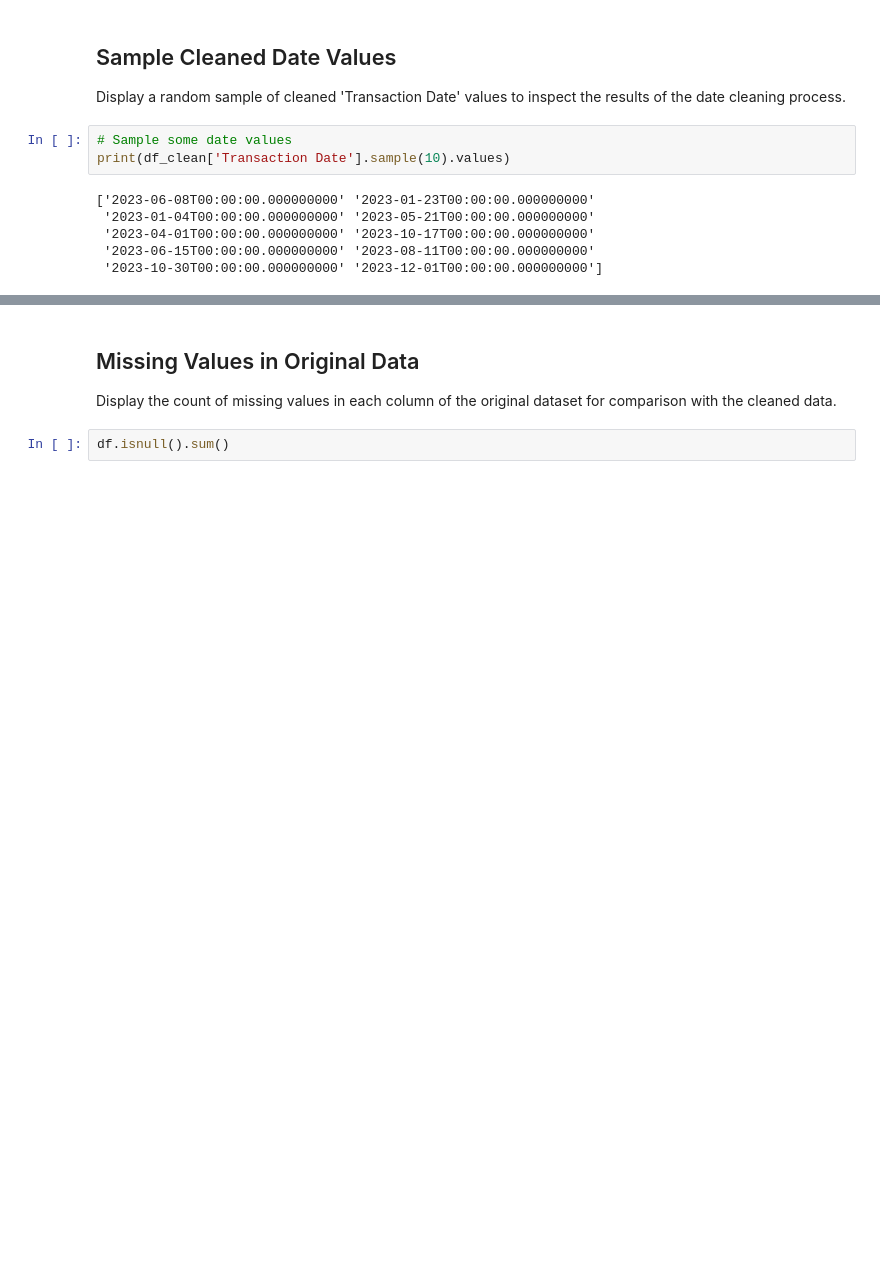
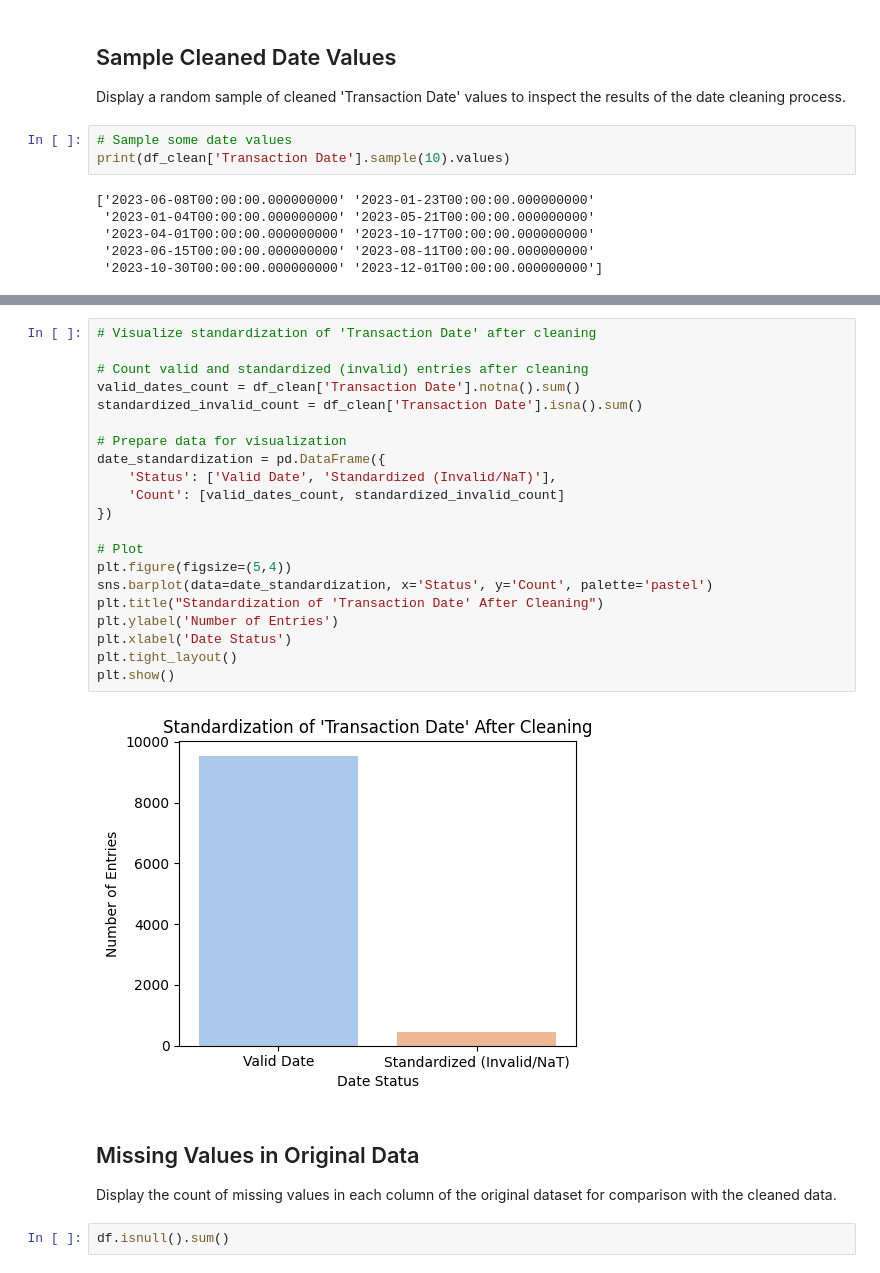
Before and after one commit to grymlin/Transaction_Data_Cleaning, a Jupyter notebook: notebooks/02_data_cleaning.ipynb, the cells around one changed output, grey strips where cells are left out. Saved outputs shown, nothing was run; the diff lists cells and outputs as text; blank space fills up the shorter version.

Commit message:
Transaction Dates standarization visualisation added

```diff
--- a/notebooks/02_data_cleaning.ipynb
+++ b/notebooks/02_data_cleaning.ipynb
@@ -207,3 +199,26 @@ print(df_clean['Transaction Date'].sample(10).values)
+# %%
+# Visualize standardization of 'Transaction Date' after cleaning
+
+# Count valid and standardized (invalid) entries after cleaning
+valid_dates_count = df_clean['Transaction Date'].notna().sum()
+standardized_invalid_count = df_clean['Transaction Date'].isna().sum()
+
+# Prepare data for visualization
+date_standardization = pd.DataFrame({
+    'Status': ['Valid Date', 'Standardized (Invalid/NaT)'],
+    'Count': [valid_dates_count, standardized_invalid_count]
+})
+
+# Plot
+plt.figure(figsize=(5,4))
+sns.barplot(data=date_standardization, x='Status', y='Count', palette='pastel')
+plt.title("Standardization of 'Transaction Date' After Cleaning")
+plt.ylabel('Number of Entries')
+plt.xlabel('Date Status')
+plt.tight_layout()
+plt.show()
+# %% [output]
+[figure, added]
 # %% [markdown]
 ## Missing Values in Original Data
 
```
Also changed, not shown: parts of 3 cells of this notebook.
